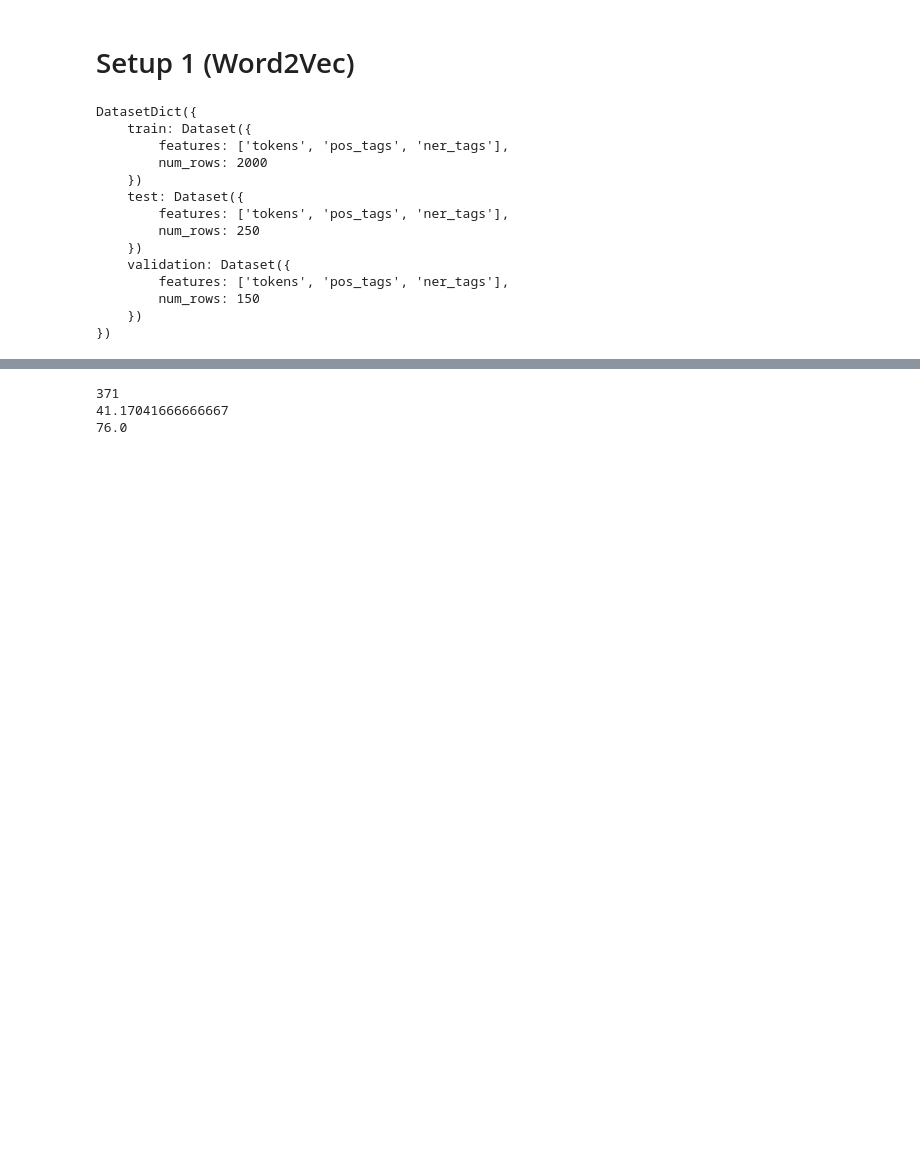
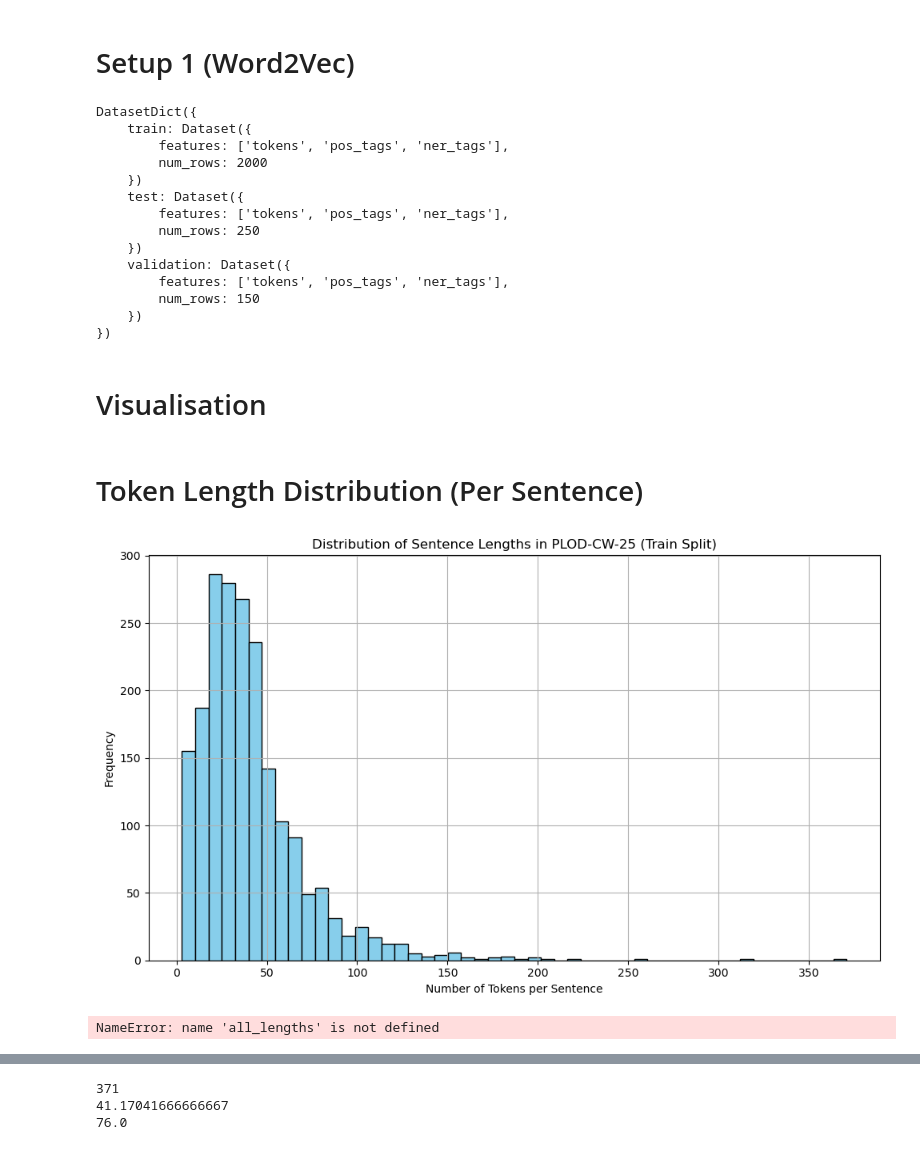
Before and after one commit to Michael-David-Lam/NLP-Final-Project, a Jupyter notebook: main.ipynb, the cells around one changed output, grey strips where cells are left out. Saved outputs shown, nothing was run; the diff lists cells and outputs as text; code cells hidden in the pictures; blank space fills up the shorter version.

Commit message:
Compilation of Visualisation into main

```diff
--- a/main.ipynb
+++ b/main.ipynb
@@ -79,3 +79,34 @@ DatasetDict({
 df_train = pd.DataFrame(dataset["train"])
 df_val = pd.DataFrame(dataset["validation"])
 df_test = pd.DataFrame(dataset["test"])
+# %% [markdown]
+# Visualisation
+# %% [markdown]
+# Token Length Distribution (Per Sentence)
+# %%
+import matplotlib.pyplot as plt
+
+token_lengths = [len(tokens) for tokens in df_train["tokens"]]
+
+plt.figure(figsize=(10, 6))
+plt.hist(token_lengths, bins=50, color='skyblue', edgecolor='black')
+plt.title("Distribution of Sentence Lengths in PLOD-CW-25 (Train Split)")
+plt.xlabel("Number of Tokens per Sentence")
+plt.ylabel("Frequency")
+plt.grid(True)
+plt.tight_layout()
+plt.show()
+
+
+mean_len = np.mean(all_lengths)
+median_len = np.median(all_lengths)
+std_len = np.std(all_lengths)
+percentile_90 = np.percentile(all_lengths, 90)
+
+print(f"Mean Token Length: {mean_len}")
+print(f"Median Token Length: {median_len}")
+print(f"Standard Deviation: {std_len}")
+print(f"90th Percentile: {percentile_90}")
+# %% [output]
+[figure, added]
+NameError: name 'all_lengths' is not defined
```
Also changed, not shown: parts of 9 cells of this notebook.
